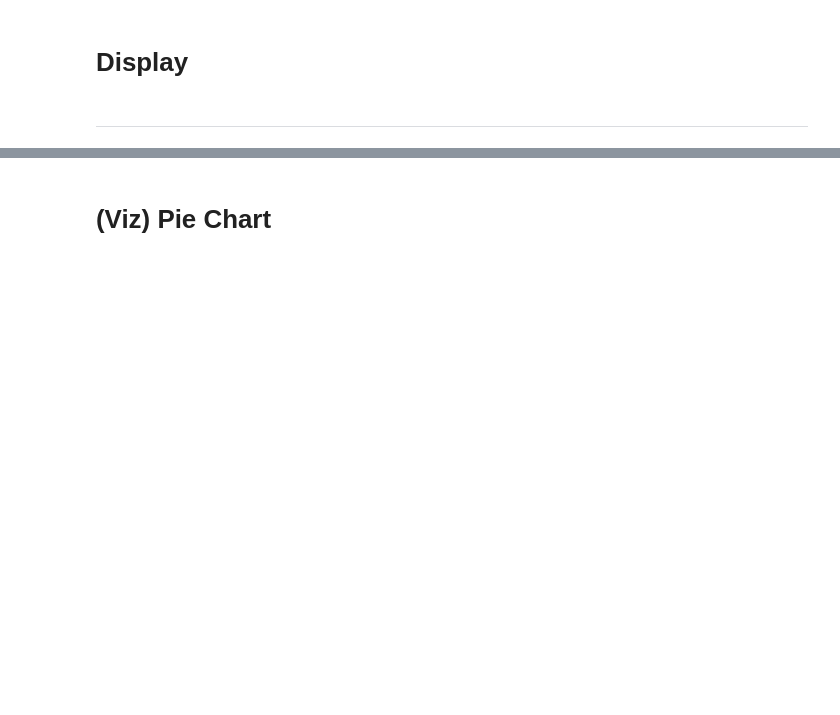
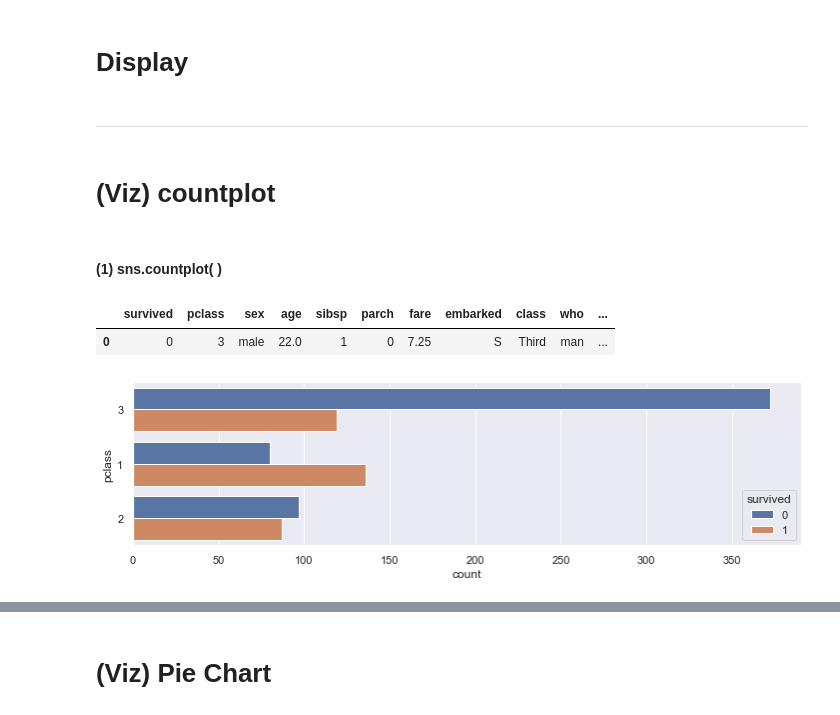
Before and after one commit to hwan141592/WILT, a Jupyter notebook: 2022_Summer/UDFs.ipynb, the cells around one changed output, grey strips where cells are left out. Drawn from its saved outputs; the diff is of its cells as text; code cells hidden in the pictures; blank space fills up the shorter version.

```diff
--- a/2022_Summer/UDFs.ipynb
+++ b/2022_Summer/UDFs.ipynb
@@ -219,3 +219,29 @@ def h1t1(df):
 # d.read_pickle('./data/FINAL_CONCATENATED_FILE_NAME.pkl')
 # print(d.shape)
 # d.head(2)
+# %% [markdown]
+# (Viz) countplot
+# %% [markdown]
+#### (1) sns.countplot( )
+# %%
+df.head(1)
+# %% [output]
+|  | survived | pclass | sex | age | sibsp | parch | fare | embarked | class | who | ... |
+| 0 | 0 | 3 | male | 22.0 | 1 | 0 | 7.25 | S | Third | man | ... |
+# %%
+import matplotlib.pyplot as plt
+import seaborn as sns
+df = sns.load_dataset('titanic')
+
+# vertical
+def sns_countplot(column, df, hue_column='None'):
+    sns.set(rc = {'figure.figsize':(12,3)})
+    sns.countplot(y=column,
+                  data = df,
+                  orient = 'v',
+                  hue = hue_column,
+                  order = df[column].value_counts().index)
+
+sns_countplot('pclass', df, 'survived')
+# %% [output]
+[figure, added]
```
Also changed, not shown: parts of 8 cells of this notebook.
